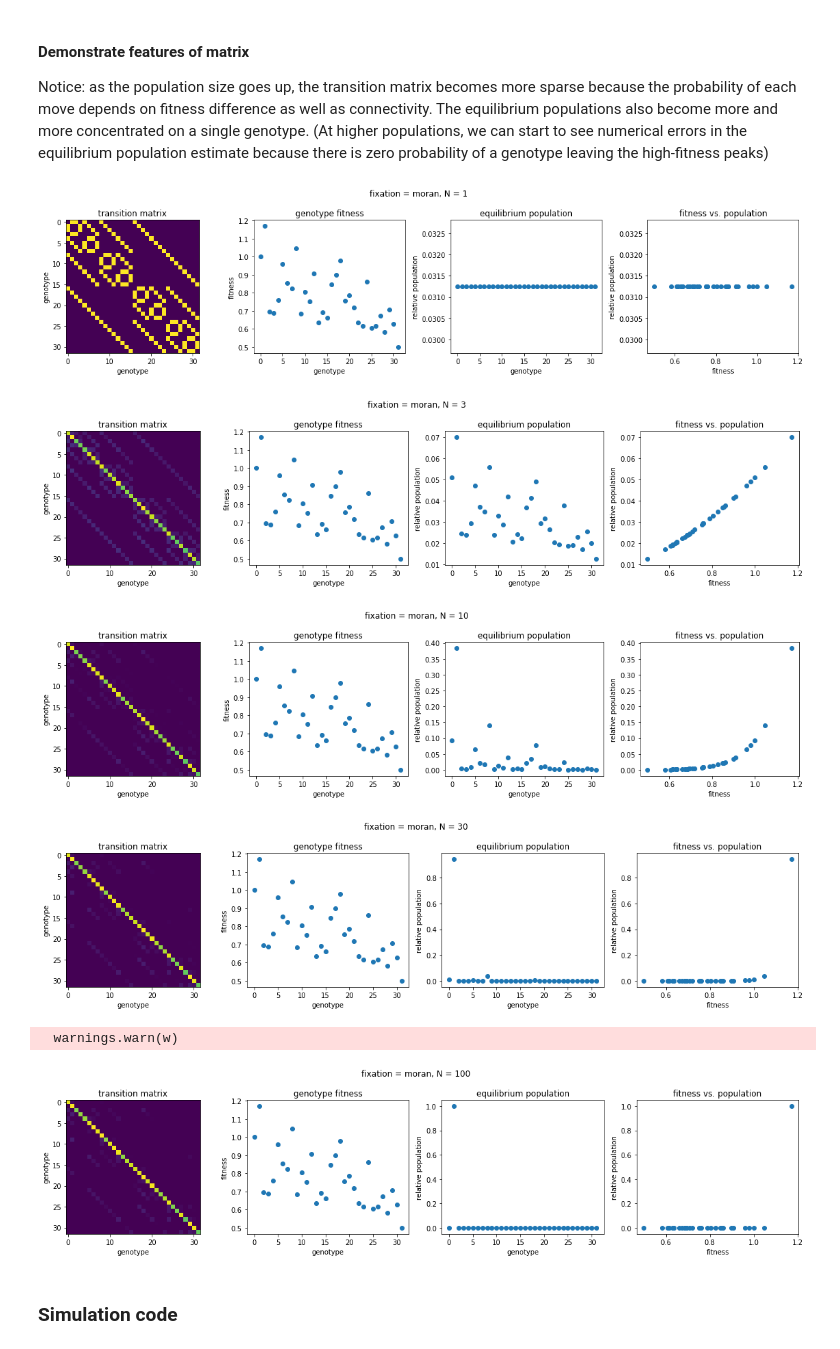
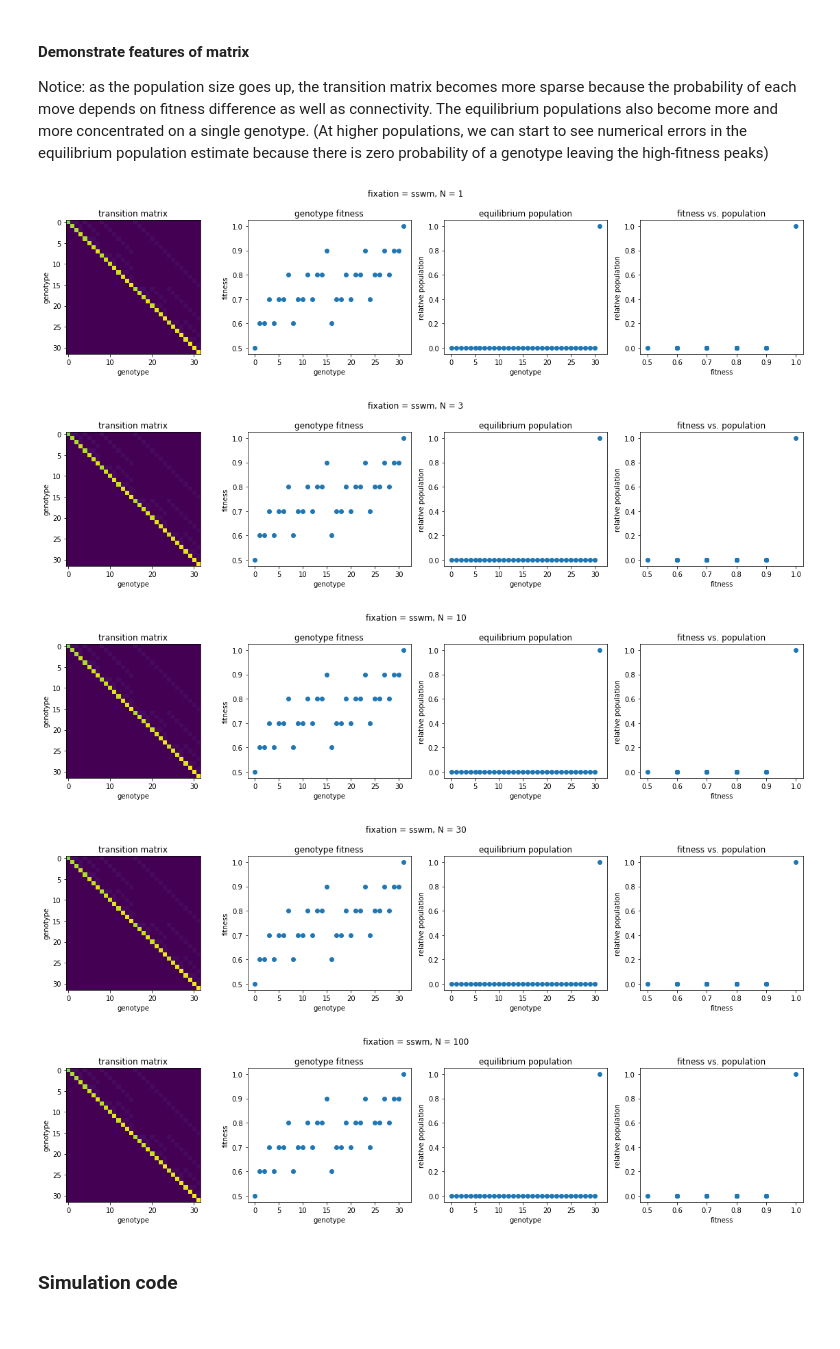
Before and after one commit to harmsm/gpvolve, a Jupyter notebook: examples/documentation.ipynb, the cells around one changed output. Saved outputs shown, nothing was run; the diff lists cells and outputs as text; code cells hidden in the pictures.

```diff
--- a/examples/documentation.ipynb
+++ b/examples/documentation.ipynb
@@ -13,7 +13,10 @@ from matplotlib import pyplot as plt
 # %% [markdown]
 #### Generate a rough mount fuji map with 5 sites that can each have 2 states
 # %%
-gpm = gpmap.simulate.generate_fuji(num_sites=5,num_states_per_site=2,gpm_output_column="fitness",roughness=0.1)
+gpm = gpmap.simulate.generate_gpm(alphabet='01', num_sites=5, num_states_per_site=2)
+
+# generate fuji fitness landscape towards derived state
+gpm.data.loc[:, 'fitness'] = gpmap.simulate.fuji(gpm, ref_genotype = '1'*5, roughness = 0.4)
 gpm.data.loc[gpm.data.fitness < 0,"fitness"] = 0.0
 gpm.get_neighbors()
 # %% [markdown]
@@ -88,0 +146,36 @@ row sums: [1. 1. 1. 1. 1. 1. 1. 1. 1. 1. 1. 1. 1. 1. 1. 1. 1. 1. 1. 1. 1. 1. 1.
+# %%
+edge_scalar=15.0
+edgelist = flux.keys()
+width = [edge_scalar * flx for flx in flux.values()]
+gpm.neighbors['weight'] = width
+
+G=gpmap.GenotypePhenotypeGraph()
+G.add_gpm(gpm)
+mask = gpm.neighbors.direction != 1
+gpm.neighbors.loc[mask,"include"] = False
+
+norm = mpl.colors.Normalize(vmin=min(gpm.data.phenotype), vmax=max(gpm.data.phenotype))
+
+#gpm.data.loc[0, 'phenotype'] = min(gpm.data.loc[:, 'phenotype'])
+#gpm.data.loc[len(gpm.data)-1, 'phenotype'] = max(gpm.data.loc[:, 'phenotype'])
+
+#nodes = [0, .5, 1]
+#colors = [[0,.6,.5],'white', [.8,.6,.7, 1]]
+#cmap = mpl.colors.LinearSegmentedColormap.from_list('mycmap', list(zip(nodes, colors)))
+
+G.add_node_cmap(data_column="phenotype",cmap='cividis',vmin=min(gpm.data.phenotype),vmax=max(gpm.data.phenotype))
+G.edge_options["arrows"] = True
+G.node_options["node_size"] = 7000
+G.node_options['linewidths'] = 3
+G.add_edge_sizemap(data_column='weight')
+
+
+nodes = [0,.5,1]
+colors = [[0,.6,.5],'gray',[.9,.6,0, 1]]
+
+#cmap1 = mpl.colors.LinearSegmentedColormap.from_list('mycmap', list(zip(nodes, colors)))
+#G.node_options['edgecolors']=(cmap1(norm(gpm.data['phenotype'])))
+
+G.add_node_labels(data_column="binary")
+
+g = gpmap.plot(G, plot_node_labels=False, edge_options={'width':3}, figsize=(20,20))
@@ -209,15 +307,14 @@ start to see numerical errors in the equilibrium population estimate because
 there is zero probability of a genotype leaving the high-fitness peaks)
 # %%
 for N in [1,3,10,30,100]:
-    T = get_and_show_T(gpm,fixation_model="moran",population_size=N)
+    T = get_and_show_T(gpm,fixation_model="sswm",population_size=N)
     plt.show()
 # %% [output]
-[figure, old version]
+[figure, new version]
-[figure, old version]
+[figure, new version]
-[figure, old version]
+[figure, new version]
-[figure, old version]
+[figure, new version]
-  warnings.warn(w)
-[figure, old version]
+[figure, new version]
 # %% [markdown]
 ### Simulation code
 # %% [markdown]
```
Also changed, not shown: parts of 13 cells of this notebook, 10 other files.
